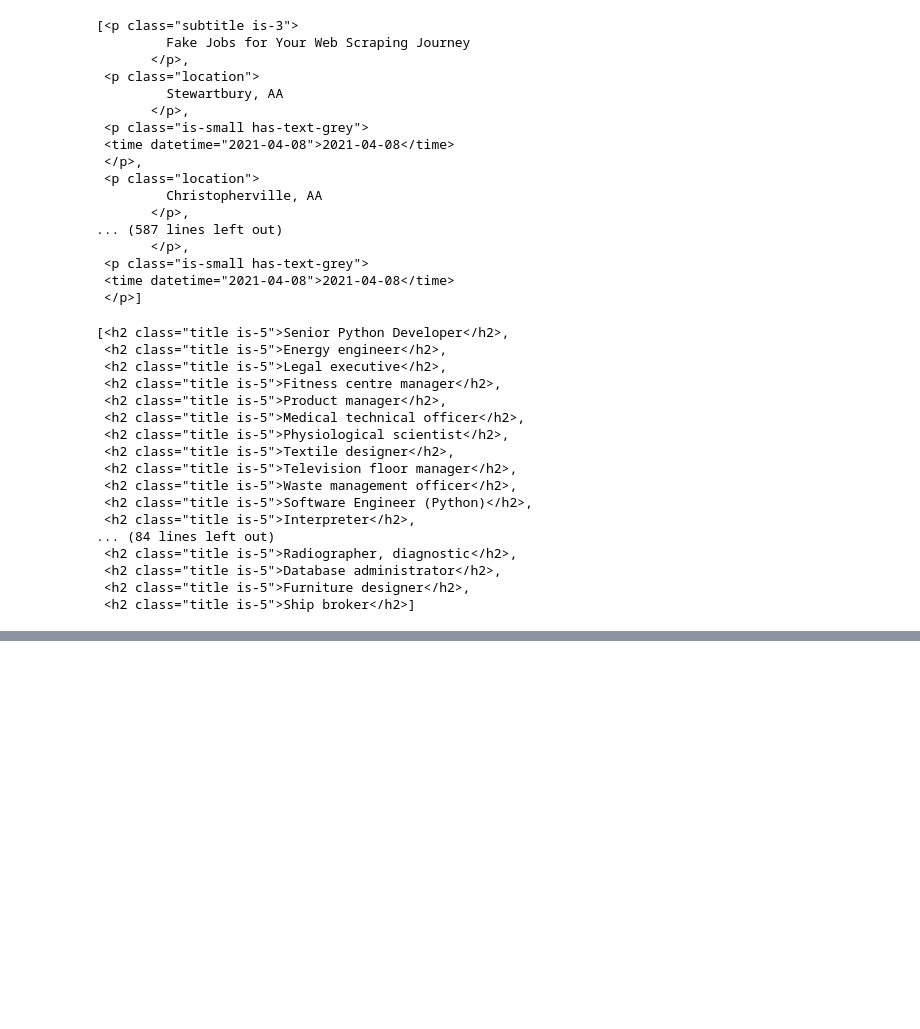
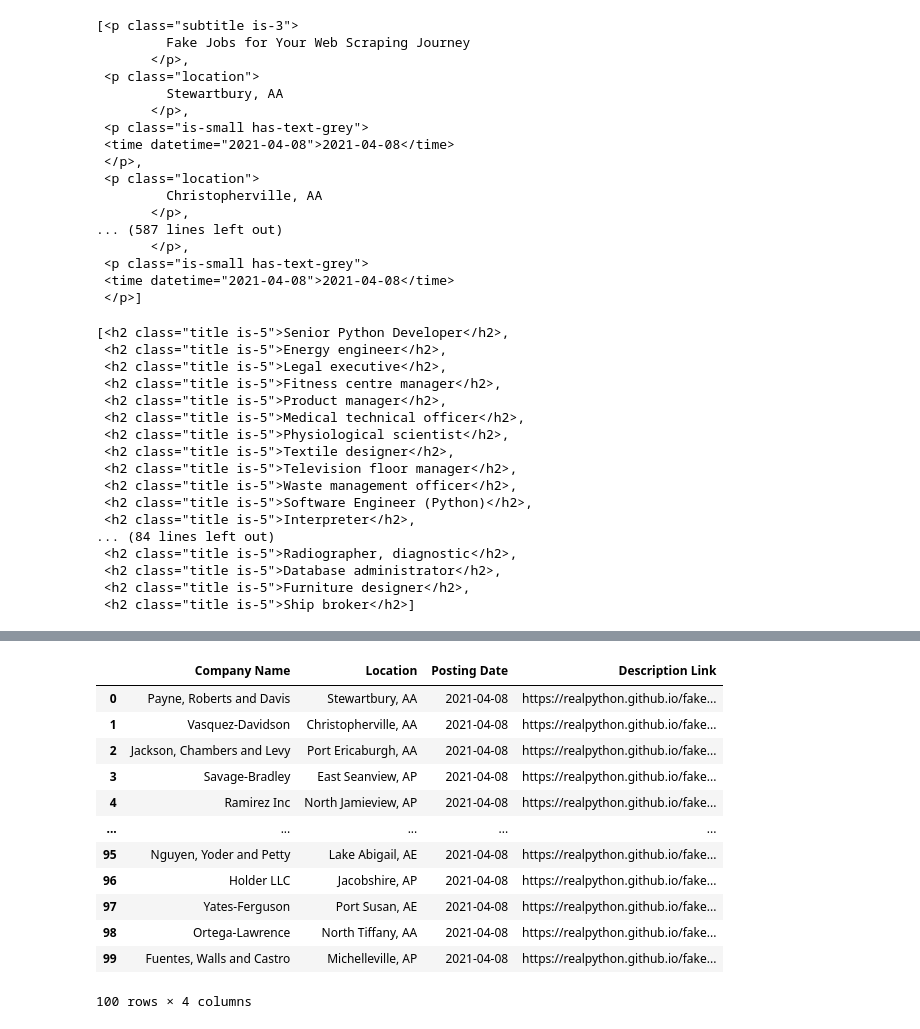
Before and after one commit to NSS-Full-Time-Data-Analytics-14/web-scraping-j2das1, a Jupyter notebook: Notebooks/Web Scraping Project.ipynb, the cells around one changed output, grey strips where cells are left out. Cells and saved outputs as stored; diff of their text form; code cells hidden in the pictures; blank space fills up the shorter version.

```diff
--- a/Notebooks/Web Scraping Project.ipynb
+++ b/Notebooks/Web Scraping Project.ipynb
@@ -566,0 +260,6 @@ pandas.core.frame.DataFrame
+# %%
+links.remove('https://www.realpython.com')
+# %%
+links.remove('https://www.realpython.com')
+# %%
+job_description = [i for i in links if i!='https://www.realpython.com']
@@ -566,0 +286,19 @@ pandas.core.frame.DataFrame
+# %%
+question2 = pd.DataFrame(list(zip(company_list, location_list, posting_dates, job_description)),
+              columns=['Company Name','Location', 'Posting Date','Description Link'])
+# %%
+question2
+# %% [output]
+|  | Company Name | Location | Posting Date | Description Link |
+| 0 | Payne, Roberts and Davis | Stewartbury, AA | 2021-04-08 | https://realpython.github.io/fake... |
+| 1 | Vasquez-Davidson | Christopherville, AA | 2021-04-08 | https://realpython.github.io/fake... |
+| 2 | Jackson, Chambers and Levy | Port Ericaburgh, AA | 2021-04-08 | https://realpython.github.io/fake... |
+| 3 | Savage-Bradley | East Seanview, AP | 2021-04-08 | https://realpython.github.io/fake... |
+| 4 | Ramirez Inc | North Jamieview, AP | 2021-04-08 | https://realpython.github.io/fake... |
+| ... | ... | ... | ... | ... |
+| 95 | Nguyen, Yoder and Petty | Lake Abigail, AE | 2021-04-08 | https://realpython.github.io/fake... |
+| 96 | Holder LLC | Jacobshire, AP | 2021-04-08 | https://realpython.github.io/fake... |
+| 97 | Yates-Ferguson | Port Susan, AE | 2021-04-08 | https://realpython.github.io/fake... |
+| 98 | Ortega-Lawrence | North Tiffany, AA | 2021-04-08 | https://realpython.github.io/fake... |
+| 99 | Fuentes, Walls and Castro | Michelleville, AP | 2021-04-08 | https://realpython.github.io/fake... |
+100 rows × 4 columns
```
Also changed, not shown: parts of 29 cells of this notebook.
